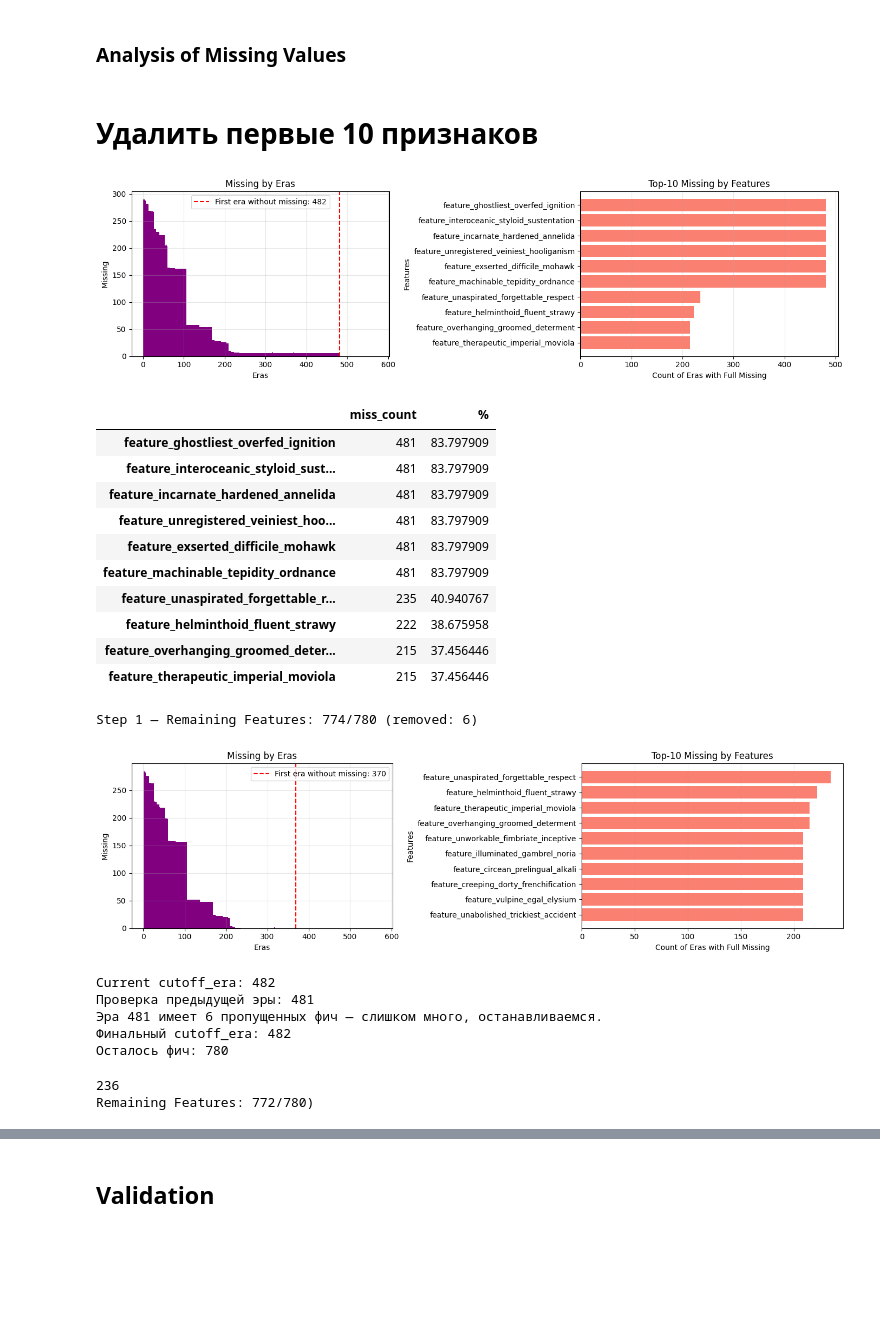
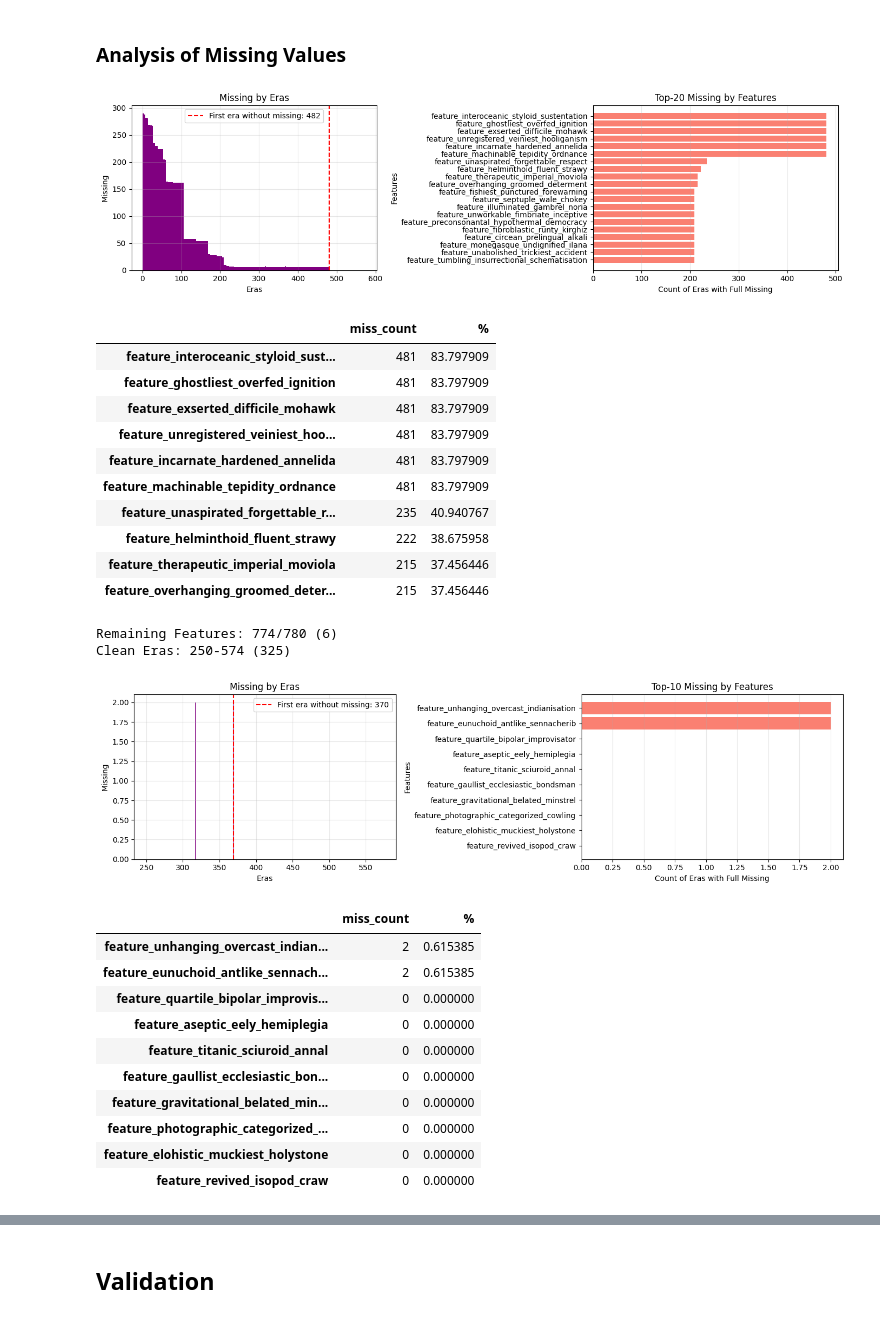
Before and after one commit to densetsu42791/numerai-tournament, a Jupyter notebook: Preparing_Datasets.ipynb, the cells around one changed output, grey strips where cells are left out. Drawn from its saved outputs; the diff is of its cells as text; code cells hidden in the pictures; blank space fills up the shorter version.

Commit message:
Обновил "Preparing_Datasets.ipynb" и сохранил датасеты и словарь Medium

```diff
--- a/Preparing_Datasets.ipynb
+++ b/Preparing_Datasets.ipynb
@@ -285,32 +214,45 @@ def get_missing_features_in_era(df: pd.DataFrame, era: int, feature_set: list):
-# %% [markdown]
-# Удалить первые 10 признаков
 # %%
-# Step 1
-cutoff_era, missing_features = analyze_missing(train, medium_set, plot=True)
-display(missing_features.sort_values('%', ascending=False).head(10))
+cutoff_era, missing_features = analyze_missing(train, medium_set, top_k=20, plot=True)
+missing_features.head(10)
 # %% [output]
-[figure, old version]
+[figure, new version]
 |  | miss_count | % |
+| feature_interoceanic_styloid_sust... | 481 | 83.797909 |
 | feature_ghostliest_overfed_ignition | 481 | 83.797909 |
-| feature_interoceanic_styloid_sust... | 481 | 83.797909 |
+| feature_exserted_difficile_mohawk | 481 | 83.797909 |
+| feature_unregistered_veiniest_hoo... | 481 | 83.797909 |
 | feature_incarnate_hardened_annelida | 481 | 83.797909 |
-| feature_unregistered_veiniest_hoo... | 481 | 83.797909 |
-| feature_exserted_difficile_mohawk | 481 | 83.797909 |
 | feature_machinable_tepidity_ordnance | 481 | 83.797909 |
 | feature_unaspirated_forgettable_r... | 235 | 40.940767 |
 | feature_helminthoid_fluent_strawy | 222 | 38.675958 |
+| feature_therapeutic_imperial_moviola | 215 | 37.456446 |
 | feature_overhanging_groomed_deter... | 215 | 37.456446 |
-| feature_therapeutic_imperial_moviola | 215 | 37.456446 |
-# %%
-# Удаляем фичи
-excluded_features_1 = set(missing_features[missing_features['%'] > 80].index)
-# dict_medium_clean = {key: set(value) - excluded_features_1 for key, value in medium_dict.items()}
-medium_features_clean = set(medium_set) - excluded_features_1
-print(f"Step 1 — Remaining Features: {len(medium_features_clean)}/{len(medium_set)} (removed: {len(excluded_features_1)})")
-# %% [output]
-Step 1 — Remaining Features: 774/780 (removed: 6)
+# %%
+# === Removing Features with Missing & First Eras ===
+excluded_features_1 = set(missing_features[missing_features['%'] > 80].index)
+first_era = 250
+
+medium_set_clean = list(set(medium_set) - excluded_features_1)
+train_clean = train[train.era >= first_era][['era', 'target'] + medium_set_clean]
+
+print(f"Remaining Features: {len(medium_set_clean)}/{len(medium_set)} ({len(excluded_features_1)})")
+print(f"Clean Eras: {train_clean['era'].min()}-{train_clean['era'].max()} ({train_clean['era'].nunique()})")
+# %% [output]
+Remaining Features: 774/780 (6)
+Clean Eras: 250-574 (325)
 # %%
-cutoff_era, missing_features = analyze_missing(train, list(medium_features_clean), plot=True)
-# display(missing_features.sort_values('%', ascending=False).head(10))
+cutoff_era, missing_features = analyze_missing(train_clean, medium_set_clean, top_k=5, plot=True)
+missing_features.head(5)
 # %% [output]
-[figure, old version]
+[figure, new version]
+|  | miss_count | % |
+| feature_unhanging_overcast_indian... | 2 | 0.615385 |
+| feature_eunuchoid_antlike_sennach... | 2 | 0.615385 |
+| feature_quartile_bipolar_improvis... | 0 | 0.000000 |
+| feature_aseptic_eely_hemiplegia | 0 | 0.000000 |
+| feature_titanic_sciuroid_annal | 0 | 0.000000 |
+| feature_gaullist_ecclesiastic_bon... | 0 | 0.000000 |
+| feature_gravitational_belated_min... | 0 | 0.000000 |
+| feature_photographic_categorized_... | 0 | 0.000000 |
+| feature_elohistic_muckiest_holystone | 0 | 0.000000 |
+| feature_revived_isopod_craw | 0 | 0.000000 |
@@ -369,25 +258,0 @@ def auto_cutoff_and_clean(train, feature_set, medium_dict, max_missing_per_era=2
-# %%
-# Запуск автоматической очистки
-final_cutoff, medium_features_clean, dict_medium_clean = auto_cutoff_and_clean(
-    train,
-    medium_set,
-    medium_dict,
-    max_missing_per_era=2,
-    min_era='1'
-)
-# %% [output]
-Current cutoff_era: 482
-Проверка предыдущей эры: 481
-Эра 481 имеет 6 пропущенных фич — слишком много, останавливаемся.
-Финальный cutoff_era: 482
-Осталось фич: 780
-# %%
-excluded_features_2 = set(get_missing_features_in_era(train, (cutoff_era-1), list(medium_features_clean)))
-if len(excluded_features_2) <= 2:
-    medium_features_clean = set(medium_features_clean) - excluded_features_2
-    cutoff_era, missing_features = analyze_missing(train, list(medium_features_clean), plot=False)
-    print(cutoff_era)
-    print(f"Remaining Features: {len(medium_features_clean)}/{len(medium_set)}")
-# %% [output]
-236
-Remaining Features: 772/780)
```
Also changed, not shown: parts of 36 cells of this notebook, 8 other files.
